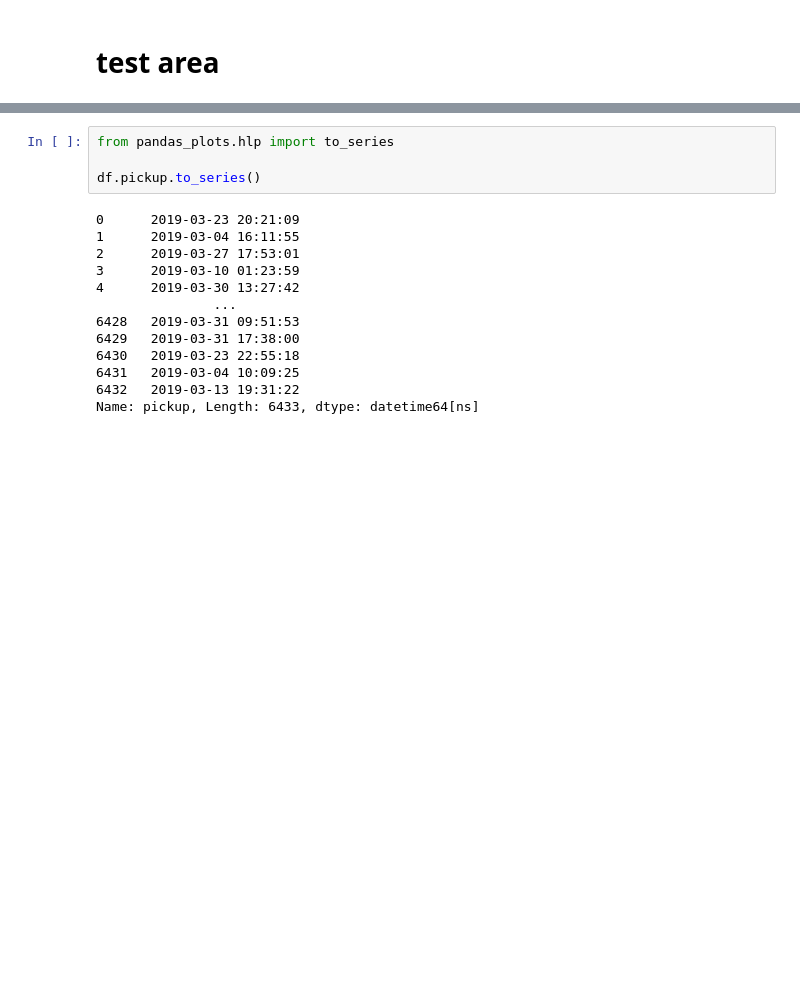
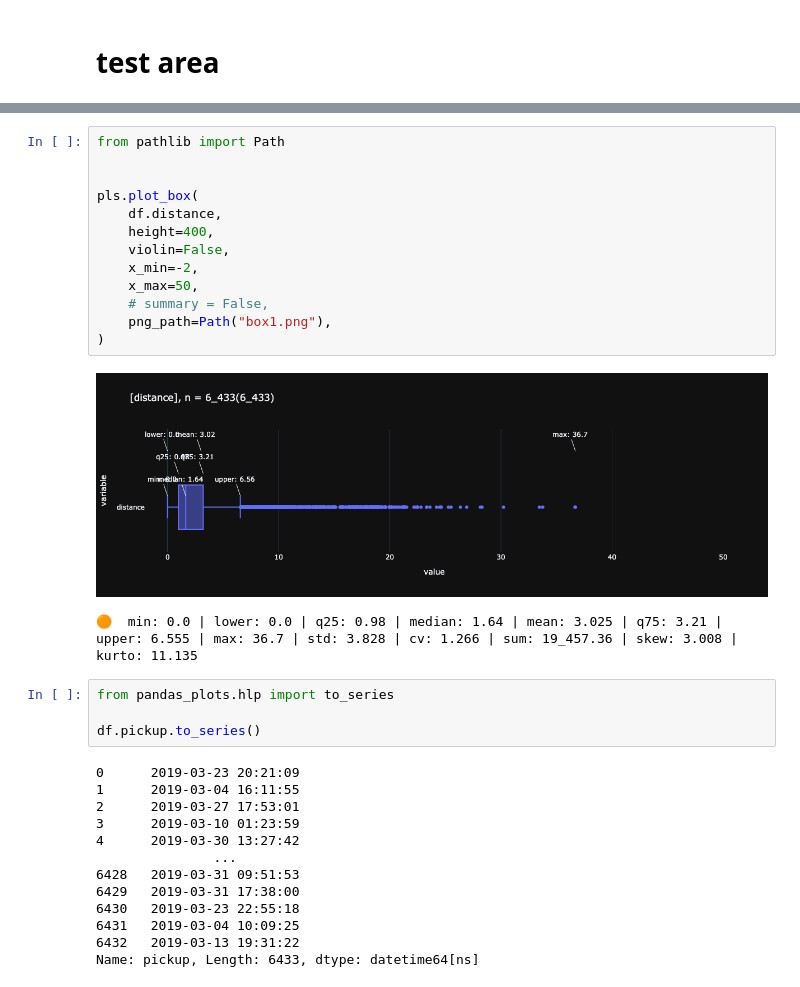
Before and after one commit to smeisegeier/pandas-plots, a Jupyter notebook: src/test.ipynb, the cells around one changed output, grey strips where cells are left out. Saved outputs shown, nothing was run; the diff lists cells and outputs as text; blank space fills up the shorter version.

Commit message:
plot functions now can export as png

```diff
--- a/src/test.ipynb
+++ b/src/test.ipynb
@@ -23,4 +23,20 @@ print(hlp.get_os(hlp.OperatingSystem.MAC))
 True
+# %%
+from pathlib import Path
+
+
+pls.plot_box(
+    df.distance,
+    height=400,
+    violin=False,
+    x_min=-2,
+    x_max=50,
+    # summary = False,
+    png_path=Path("box1.png"),
+)
+# %% [output]
+[figure, added]
+🟠  min: 0.0 | lower: 0.0 | q25: 0.98 | median: 1.64 | mean: 3.025 | q75: 3.21 | upper: 6.555 | max: 36.7 | std: 3.828 | cv: 1.266 | sum: 19_457.36 | skew: 3.008 | kurto: 11.135
 # %%
 from pandas_plots.hlp import to_series
 
```
Also changed, not shown: parts of 23 cells of this notebook, 2 other files.
